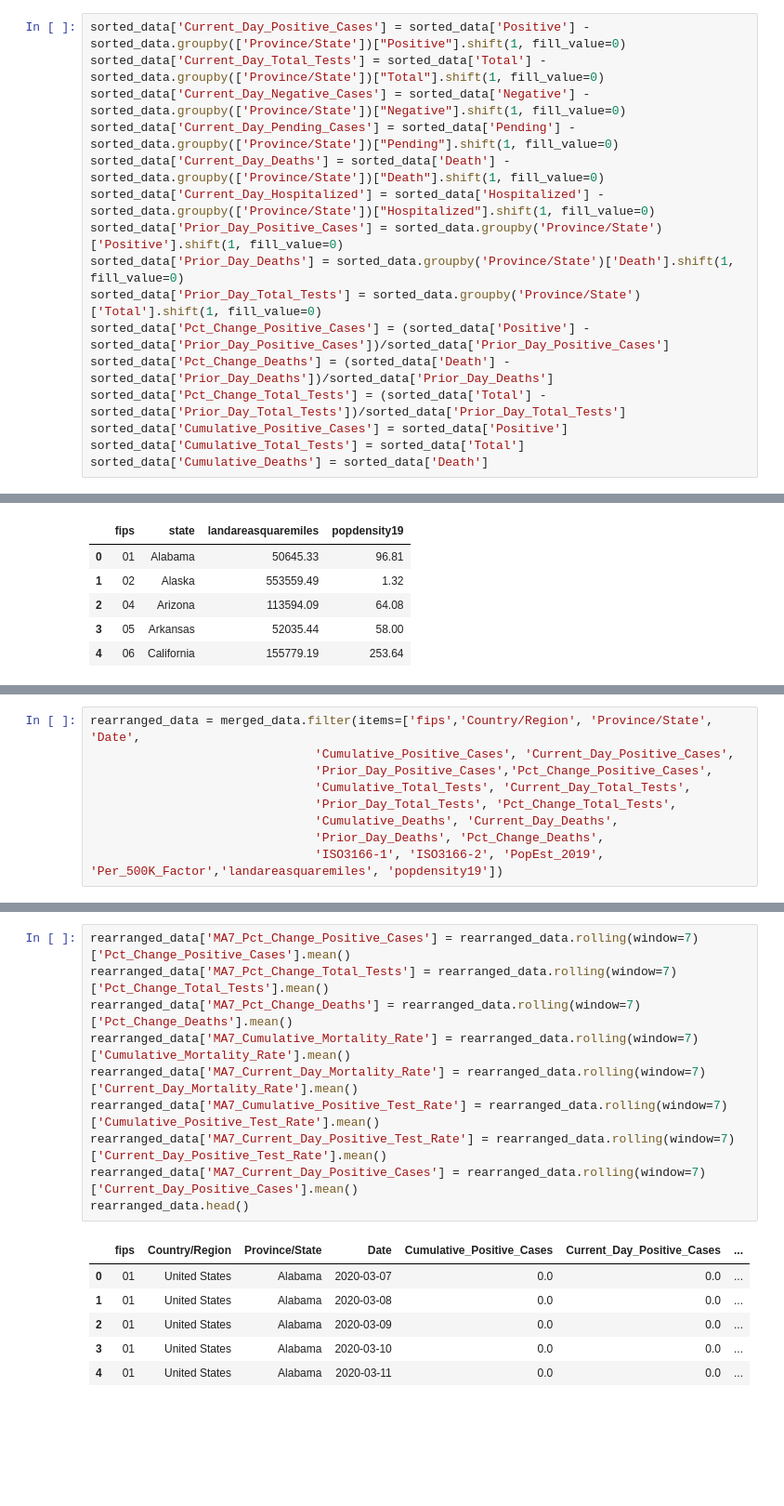
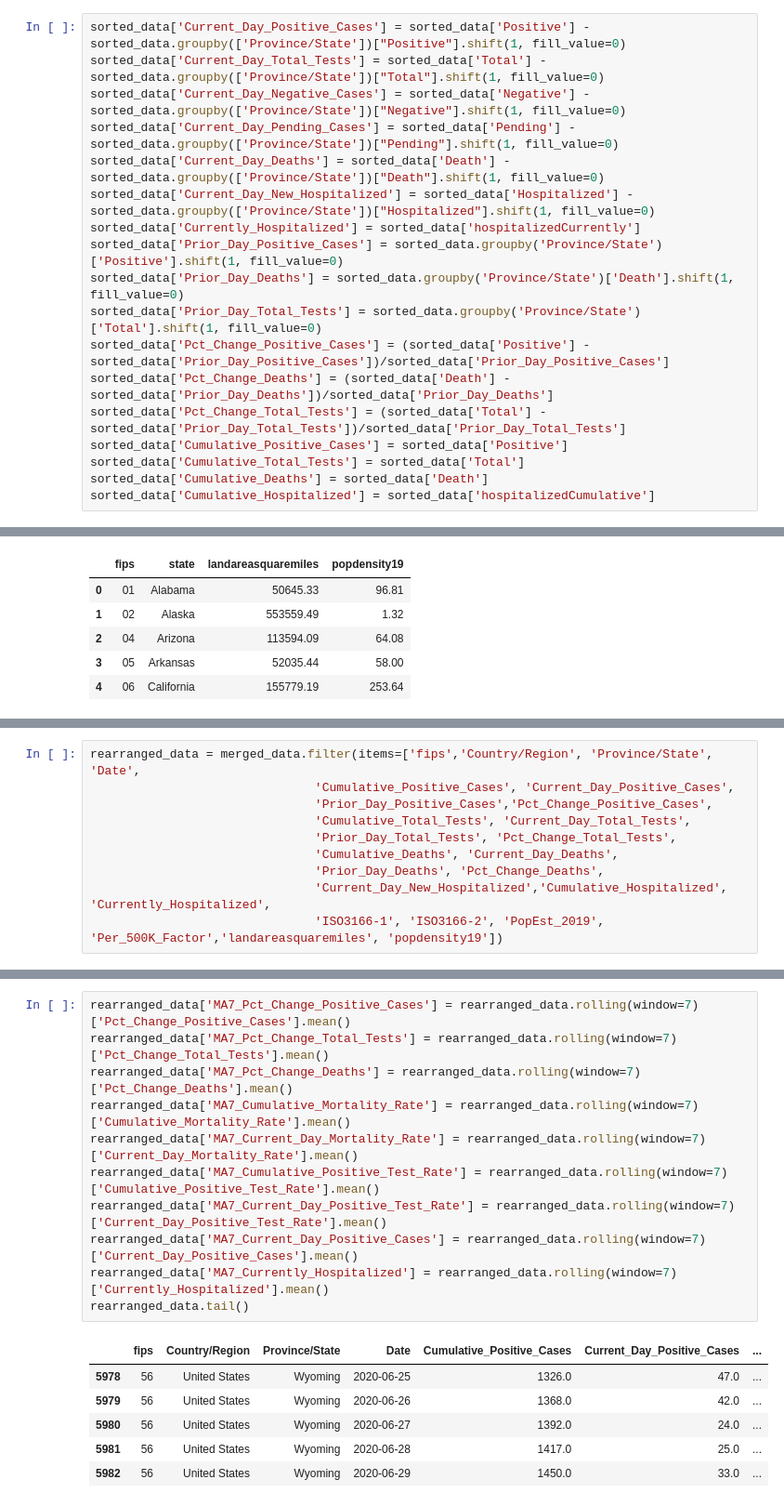
Before and after one commit to rdewolf127/COVID19, a Jupyter notebook: MA COVID.ipynb, the cells around one changed output, grey strips where cells are left out. Shown at 93% size. Cells and saved outputs as stored; diff of their text form; blank space fills up the shorter version.

```diff
--- a/MA COVID.ipynb
+++ b/MA COVID.ipynb
@@ -61,7 +87,8 @@ sorted_data['Current_Day_Total_Tests'] = sorted_data['Total'] - sorted_data.grou
 sorted_data['Current_Day_Negative_Cases'] = sorted_data['Negative'] - sorted_data.groupby(['Province/State'])["Negative"].shift(1, fill_value=0)
 sorted_data['Current_Day_Pending_Cases'] = sorted_data['Pending'] - sorted_data.groupby(['Province/State'])["Pending"].shift(1, fill_value=0)
 sorted_data['Current_Day_Deaths'] = sorted_data['Death'] - sorted_data.groupby(['Province/State'])["Death"].shift(1, fill_value=0)
-sorted_data['Current_Day_Hospitalized'] = sorted_data['Hospitalized'] - sorted_data.groupby(['Province/State'])["Hospitalized"].shift(1, fill_value=0)
+sorted_data['Current_Day_New_Hospitalized'] = sorted_data['Hospitalized'] - sorted_data.groupby(['Province/State'])["Hospitalized"].shift(1, fill_value=0)
+sorted_data['Currently_Hospitalized'] = sorted_data['hospitalizedCurrently']
 sorted_data['Prior_Day_Positive_Cases'] = sorted_data.groupby('Province/State')['Positive'].shift(1, fill_value=0)
 sorted_data['Prior_Day_Deaths'] = sorted_data.groupby('Province/State')['Death'].shift(1, fill_value=0)
 sorted_data['Prior_Day_Total_Tests'] = sorted_data.groupby('Province/State')['Total'].shift(1, fill_value=0)
@@ -71,6 +98,7 @@ sorted_data['Pct_Change_Total_Tests'] = (sorted_data['Total'] - sorted_data['Pri
 sorted_data['Cumulative_Positive_Cases'] = sorted_data['Positive']
 sorted_data['Cumulative_Total_Tests'] = sorted_data['Total']
 sorted_data['Cumulative_Deaths'] = sorted_data['Death']
+sorted_data['Cumulative_Hospitalized'] = sorted_data['hospitalizedCumulative']
 # %%
 #bring in csv for state population estimates
 urls = ['https://raw.githubusercontent.com/rdewolf127/DataVisualization611/master/state_population_est_2019.csv']
@@ -128,6 +156,7 @@ rearranged_data = merged_data.filter(items=['fips','Country/Region', 'Province/S
                                'Prior_Day_Total_Tests', 'Pct_Change_Total_Tests',
                                'Cumulative_Deaths', 'Current_Day_Deaths',
                                'Prior_Day_Deaths', 'Pct_Change_Deaths',
+                               'Current_Day_New_Hospitalized','Cumulative_Hospitalized', 'Currently_Hospitalized',
                                'ISO3166-1', 'ISO3166-2', 'PopEst_2019', 'Per_500K_Factor','landareasquaremiles', 'popdensity19'])
 # %%
 rearranged_data.loc[:, "Last_Update_Date"] = datetime.datetime.utcnow()
@@ -160,17 +189,18 @@ rearranged_data.head()
 # %%
 rearranged_data['MA7_Pct_Change_Positive_Cases'] = rearranged_data.rolling(window=7)['Pct_Change_Positive_Cases'].mean()
 rearranged_data['MA7_Pct_Change_Total_Tests'] = rearranged_data.rolling(window=7)['Pct_Change_Total_Tests'].mean()
 rearranged_data['MA7_Pct_Change_Deaths'] = rearranged_data.rolling(window=7)['Pct_Change_Deaths'].mean()
 rearranged_data['MA7_Cumulative_Mortality_Rate'] = rearranged_data.rolling(window=7)['Cumulative_Mortality_Rate'].mean()
 rearranged_data['MA7_Current_Day_Mortality_Rate'] = rearranged_data.rolling(window=7)['Current_Day_Mortality_Rate'].mean()
 rearranged_data['MA7_Cumulative_Positive_Test_Rate'] = rearranged_data.rolling(window=7)['Cumulative_Positive_Test_Rate'].mean()
 rearranged_data['MA7_Current_Day_Positive_Test_Rate'] = rearranged_data.rolling(window=7)['Current_Day_Positive_Test_Rate'].mean()
 rearranged_data['MA7_Current_Day_Positive_Cases'] = rearranged_data.rolling(window=7)['Current_Day_Positive_Cases'].mean()
-rearranged_data.head()
+rearranged_data['MA7_Currently_Hospitalized'] = rearranged_data.rolling(window=7)['Currently_Hospitalized'].mean()
+rearranged_data.tail()
 # %% [output]
 |  | fips | Country/Region | Province/State | Date | Cumulative_Positive_Cases | Current_Day_Positive_Cases | ... |
-| 0 | 01 | United States | Alabama | 2020-03-07 | 0.0 | 0.0 | ... |
-| 1 | 01 | United States | Alabama | 2020-03-08 | 0.0 | 0.0 | ... |
-| 2 | 01 | United States | Alabama | 2020-03-09 | 0.0 | 0.0 | ... |
-| 3 | 01 | United States | Alabama | 2020-03-10 | 0.0 | 0.0 | ... |
-| 4 | 01 | United States | Alabama | 2020-03-11 | 0.0 | 0.0 | ... |
+| 5978 | 56 | United States | Wyoming | 2020-06-25 | 1326.0 | 47.0 | ... |
+| 5979 | 56 | United States | Wyoming | 2020-06-26 | 1368.0 | 42.0 | ... |
+| 5980 | 56 | United States | Wyoming | 2020-06-27 | 1392.0 | 24.0 | ... |
+| 5981 | 56 | United States | Wyoming | 2020-06-28 | 1417.0 | 25.0 | ... |
+| 5982 | 56 | United States | Wyoming | 2020-06-29 | 1450.0 | 33.0 | ... |
```
Also changed, not shown: parts of 11 cells of this notebook.
